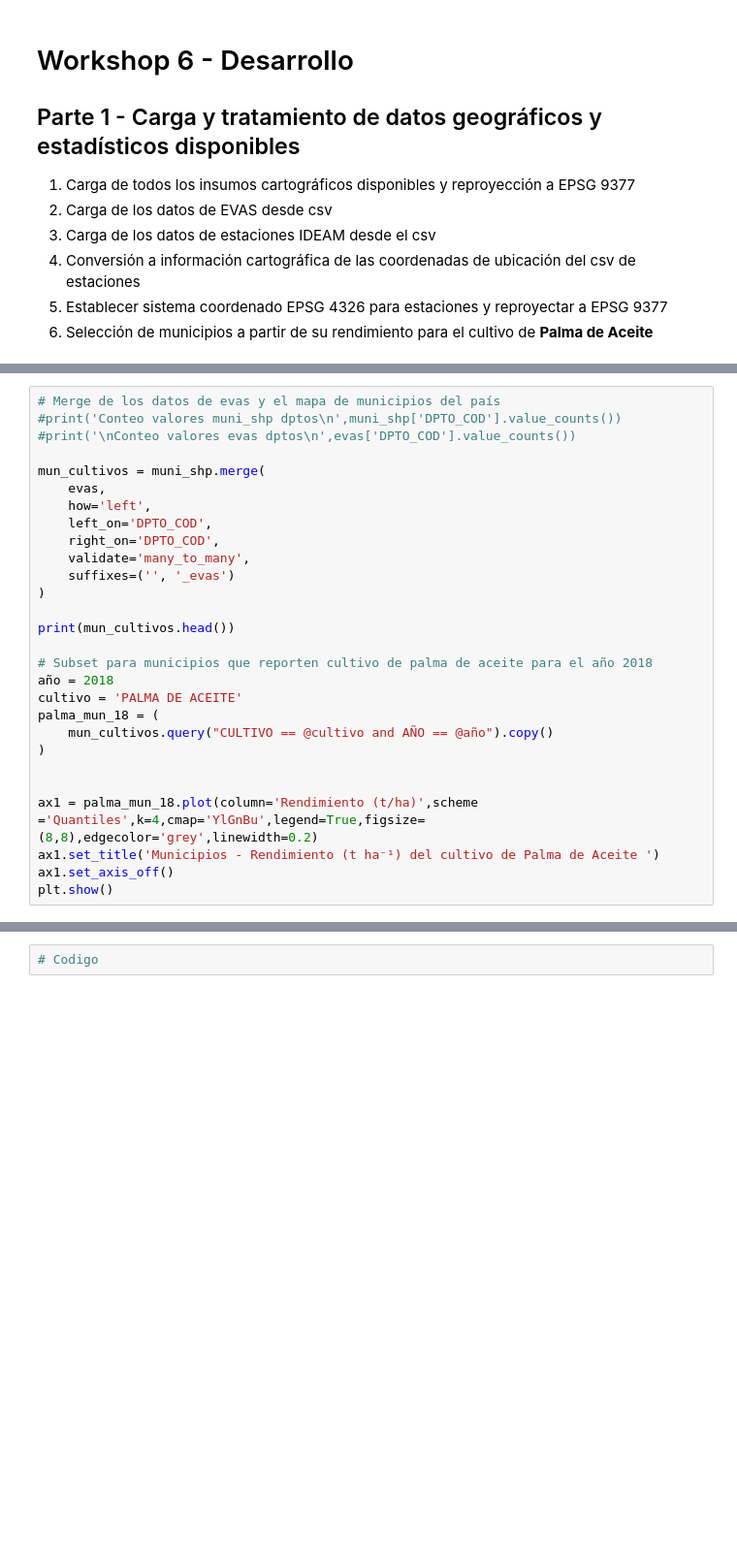
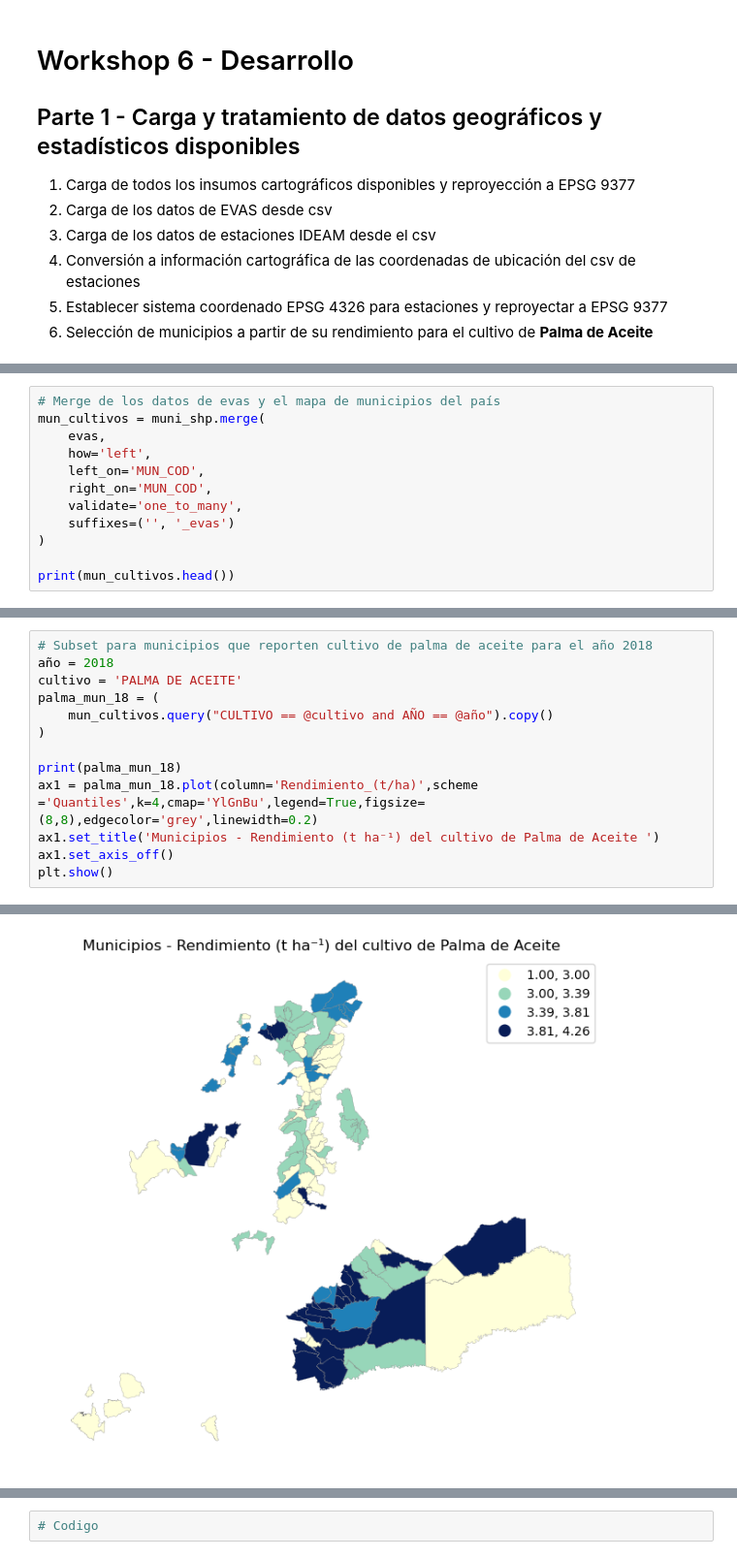
Before and after one commit to DSVRUNAL/Workshop_6, a Jupyter notebook: DSVR_Taller_Workshop6.ipynb, the cells around one changed output, grey strips where cells are left out. Shown: that part at 97% size. Saved outputs shown, nothing was run; the diff lists cells and outputs as text; blank space fills up the shorter version.

```diff
--- a/DSVR_Taller_Workshop6.ipynb
+++ b/DSVR_Taller_Workshop6.ipynb
@@ -88,29 +109,13 @@ Cultivos del país:
 # %%
 # Merge de los datos de evas y el mapa de municipios del país
-#print('Conteo valores muni_shp dptos\n',muni_shp['DPTO_COD'].value_counts())
-#print('\nConteo valores evas dptos\n',evas['DPTO_COD'].value_counts())
-
 mun_cultivos = muni_shp.merge(
     evas,
     how='left',
-    left_on='DPTO_COD',
-    right_on='DPTO_COD',
-    validate='many_to_many',
+    left_on='MUN_COD',
+    right_on='MUN_COD',
+    validate='one_to_many',
     suffixes=('', '_evas')
 )
 
 print(mun_cultivos.head())
-
-# Subset para municipios que reporten cultivo de palma de aceite para el año 2018
-año = 2018
-cultivo = 'PALMA DE ACEITE'
-palma_mun_18 = (
-    mun_cultivos.query("CULTIVO == @cultivo and AÑO == @año").copy()
-)
-
-
-ax1 = palma_mun_18.plot(column='Rendimiento (t/ha)',scheme ='Quantiles',k=4,cmap='YlGnBu',legend=True,figsize=(8,8),edgecolor='grey',linewidth=0.2)
-ax1.set_title('Municipios - Rendimiento (t ha⁻¹) del cultivo de Palma de Aceite ')
-ax1.set_axis_off()
-plt.show()
 # %% [output]
@@ -134,0 +139,14 @@ plt.show()
+# %%
+# Subset para municipios que reporten cultivo de palma de aceite para el año 2018
+año = 2018
+cultivo = 'PALMA DE ACEITE'
+palma_mun_18 = (
+    mun_cultivos.query("CULTIVO == @cultivo and AÑO == @año").copy()
+)
+
+print(palma_mun_18)
+ax1 = palma_mun_18.plot(column='Rendimiento_(t/ha)',scheme ='Quantiles',k=4,cmap='YlGnBu',legend=True,figsize=(8,8),edgecolor='grey',linewidth=0.2)
+ax1.set_title('Municipios - Rendimiento (t ha⁻¹) del cultivo de Palma de Aceite ')
+ax1.set_axis_off()
+plt.show()
+# %% [output]
@@ -135 +170,2 @@ plt.show()
+[figure, added]
 # %% [markdown]
```
Also changed, not shown: parts of 11 cells of this notebook.
